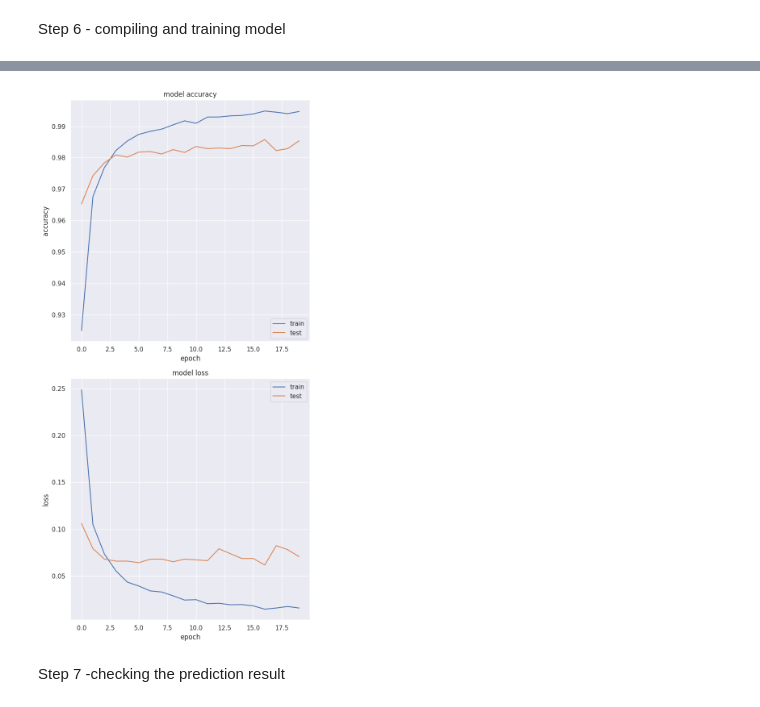
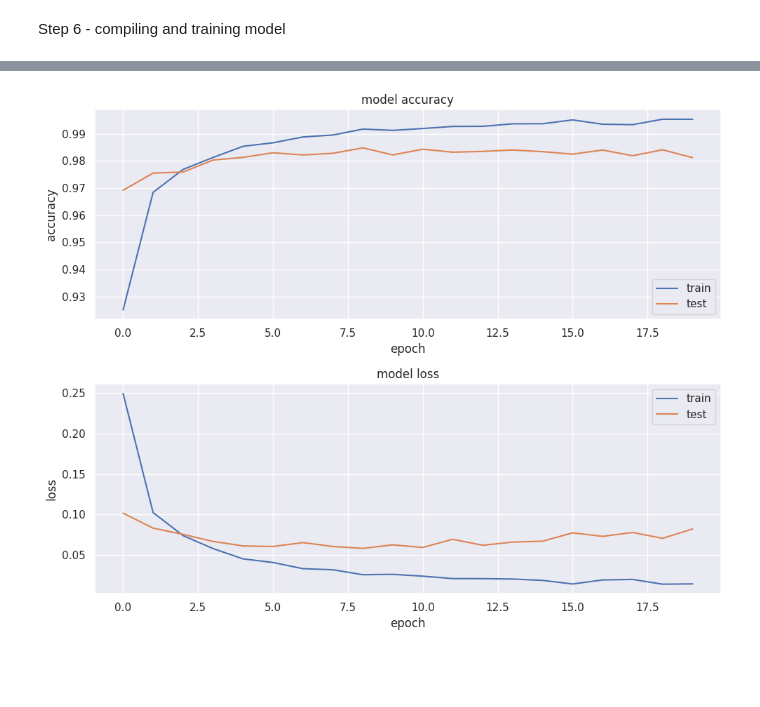
Before and after one commit to adalbertii/Modele---klasyfikacyjne, a Jupyter notebook: digit_recognition_case.ipynb, the cells around one changed output, grey strips where cells are left out. Saved outputs shown, nothing was run; the diff lists cells and outputs as text; code cells hidden in the pictures; blank space fills up the shorter version.

```diff
--- a/digit_recognition_case.ipynb
+++ b/digit_recognition_case.ipynb
@@ -233,29 +239,27 @@ Epoch 20/20
 # %%
 # wykresy przebiegu zmiennej 'accuracy, oraz 'losss
-fig = plt.figure()
+fig = plt.figure(figsize=(10,8))
 plt.subplot(2,1,1)
 plt.plot(history.history['accuracy'])
 plt.plot(history.history['val_accuracy'])
 plt.title('model accuracy')
 plt.ylabel('accuracy')
 plt.xlabel('epoch')
 plt.legend(['train', 'test'], loc='lower right')
 
 plt.subplot(2,1,2)
 plt.plot(history.history['loss'])
 plt.plot(history.history['val_loss'])
 plt.title('model loss')
 plt.ylabel('loss')
 plt.xlabel('epoch')
 plt.legend(['train', 'test'], loc='upper right')
 
 plt.tight_layout()
 
 fig
 # %% [output]
-[figure, old version]
+[figure, new version]
-# %% [markdown]
-Step 7 -checking the prediction result
 # %%
 #predykcja na danych testowych
 predicted_classes = model.predict(X_test)
```
Also changed, not shown: parts of 18 cells of this notebook.
